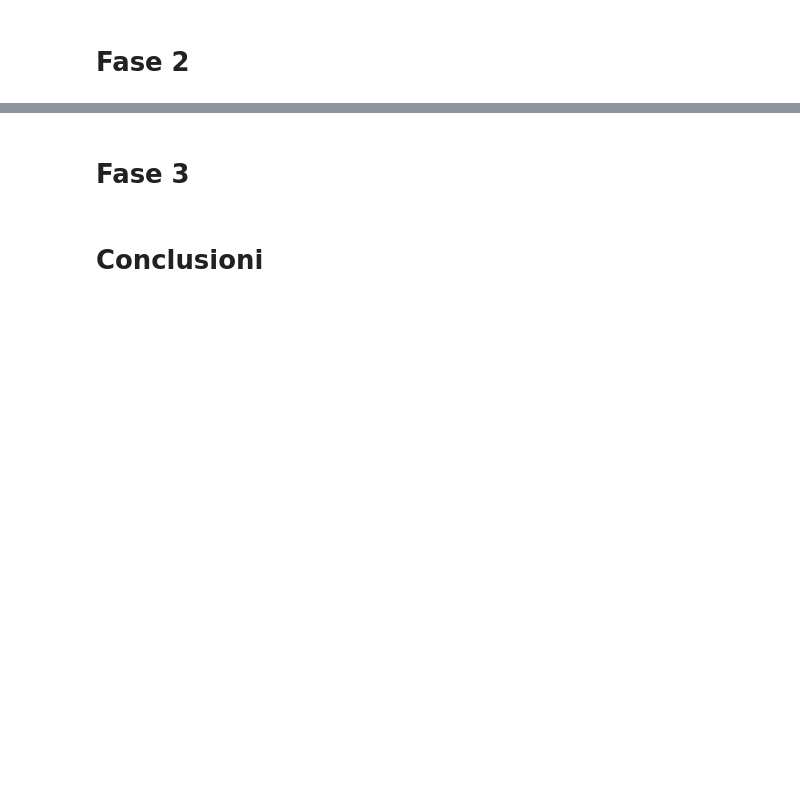
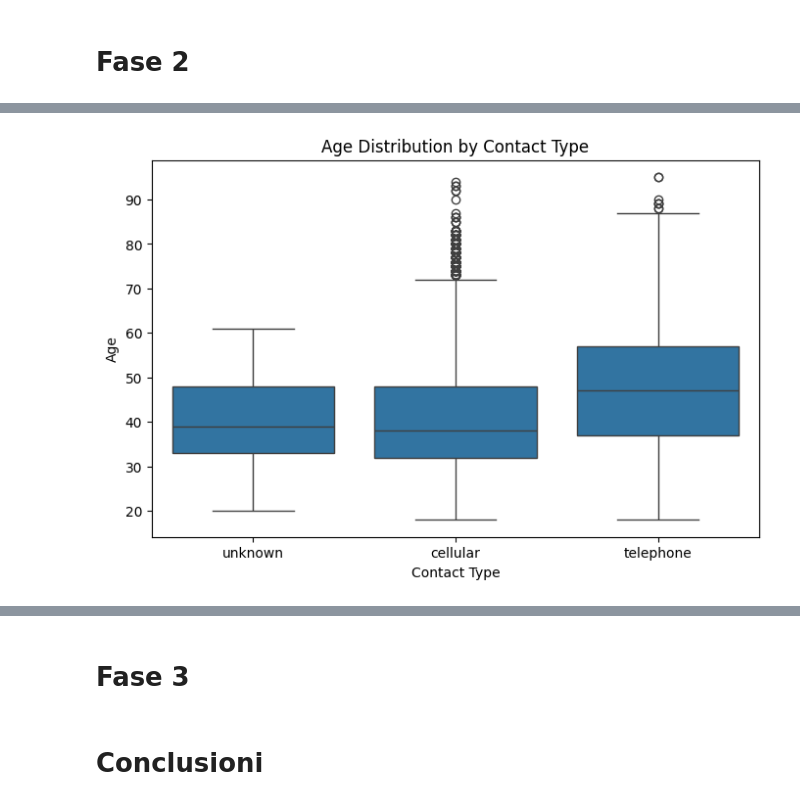
Before and after one commit to ariannab02/Progetto-IntroDSePC-Gruppo-14, a Jupyter notebook: 1_Progetto_IntroDSePC_gruppo_14.ipynb, the cells around one changed output, grey strips where cells are left out. Cells and saved outputs as stored; diff of their text form; code cells hidden in the pictures; blank space fills up the shorter version.

```diff
--- a/1_Progetto_IntroDSePC_gruppo_14.ipynb
+++ b/1_Progetto_IntroDSePC_gruppo_14.ipynb
@@ -89,0 +986,9 @@ Descrizione
+# %%
+plt.figure(figsize=(8, 5))
+sns.boxplot(x='contact', y='age', data=bank)
+plt.title('Age Distribution by Contact Type')
+plt.xlabel('Contact Type')
+plt.ylabel('Age')
+plt.show()
+# %% [output]
+[figure, added]
```
Also changed, not shown: parts of 139 cells of this notebook.
